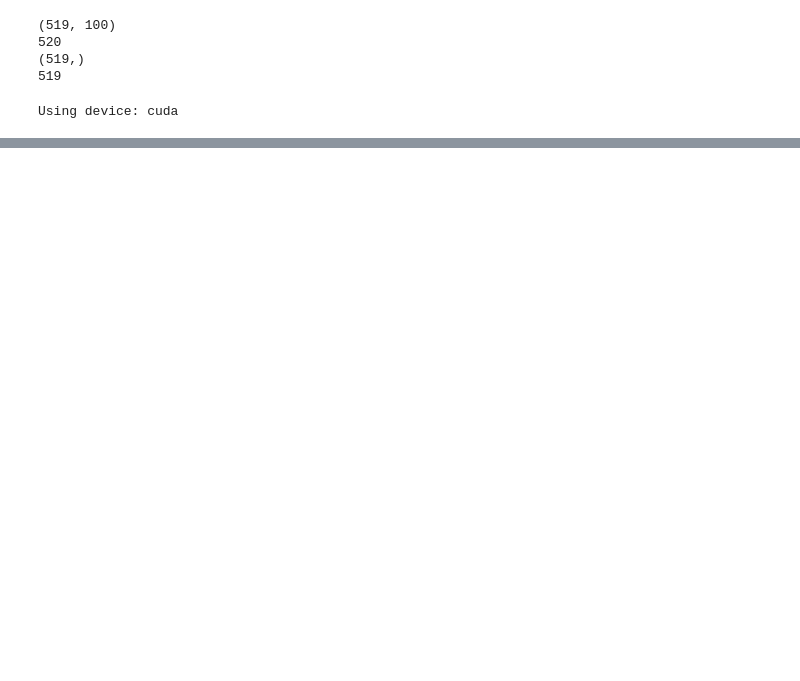
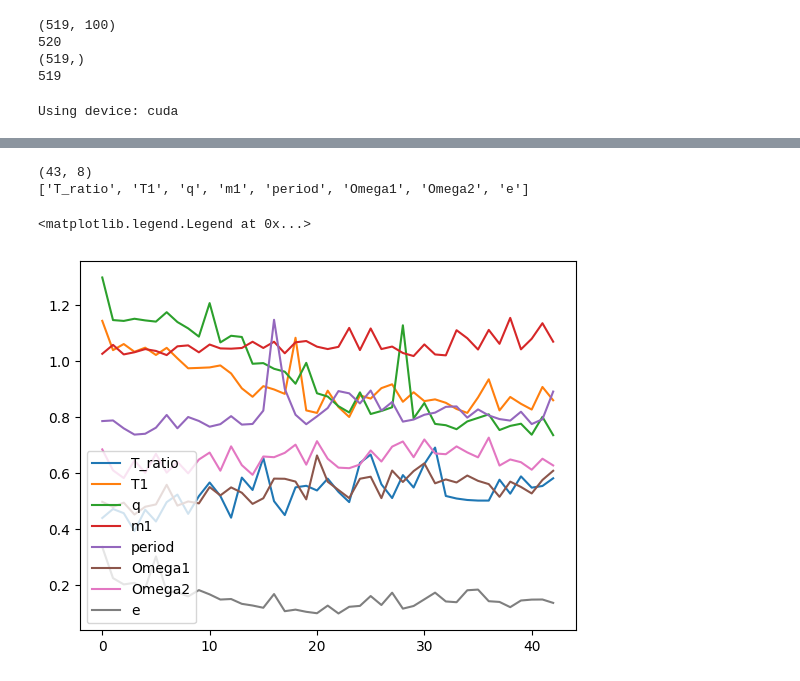
Before and after one commit to seanfoxhay-debug/eclipsing-binaries, a Jupyter notebook: Eclipsing binaries classification.ipynb, the cells around one changed output, grey strips where cells are left out. Saved outputs shown, nothing was run; the diff lists cells and outputs as text; code cells hidden in the pictures; blank space fills up the shorter version.

```diff
--- a/Eclipsing binaries classification.ipynb
+++ b/Eclipsing binaries classification.ipynb
@@ -218,5 +218,31 @@ lr = 0.001
 epochs = 1000
 batch_size = 10
 # %%
-oc = np.isclose(np.array(params['Omega1']), np.array(params['Omega2']))
-print((labels == 1).mean(), oc.mean(), (labels == oc).mean(), (labels == ~oc).mean())
+# early stop criteria:
+patience = 10
+delta = 0.01
+best_val_loss = float("inf")
+no_improvement_count = 0
+
+class EarlyStopping:
+    def __init__(self, patience=10, delta=0.01, verbose=False):
+        self.patience = patience
+        self.delta = delta
+        self.verbose = verbose
+        self.best_loss = None
+        self.no_improvement_count = 0
+        self.stop_training = False
+
+    def check_early_stop(self, val_loss):
+        if self.best_loss is None or val_loss < self.best_loss - self.delta:
+            self.best_loss = val_loss
+            self.no_improvement_count = 0
+        else:
+            self.no_improvement_count += 1
+            if self.no_improvement_count >= self.patience:
+                self.stop_training = True
+                if self.verbose:
+                    print(f"Stop early due to no improvement")
+
+# now initialise it:
+early_stopping = EarlyStopping(patience=patience, delta=delta, verbose=True)
@@ -356,0 +436,15 @@ plt.show()
+# %%
+# plotting individual parameter errors
+print(param_mse_array.shape)
+print(param_names)
+
+plt.figure()
+for i in range(param_mse_array.shape[1]):
+    plt.plot(range(param_mse_array.shape[0]), param_mse_array[:,i],label=param_names[i])
+
+plt.legend()
+# %% [output]
+(43, 8)
+['T_ratio', 'T1', 'q', 'm1', 'period', 'Omega1', 'Omega2', 'e']
+<matplotlib.legend.Legend at 0x...>
+[figure, added]
```
Also changed, not shown: parts of 9 cells of this notebook.
